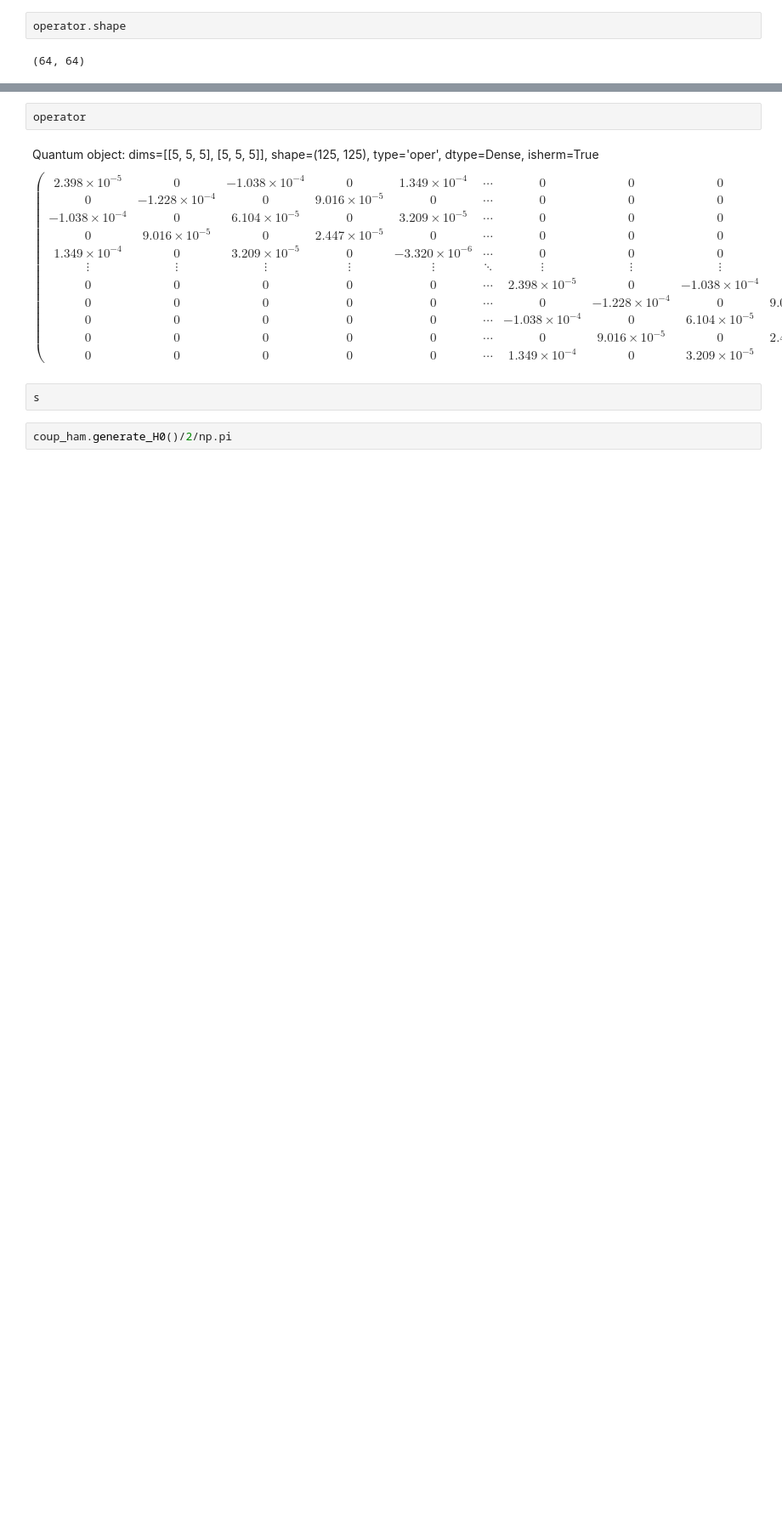
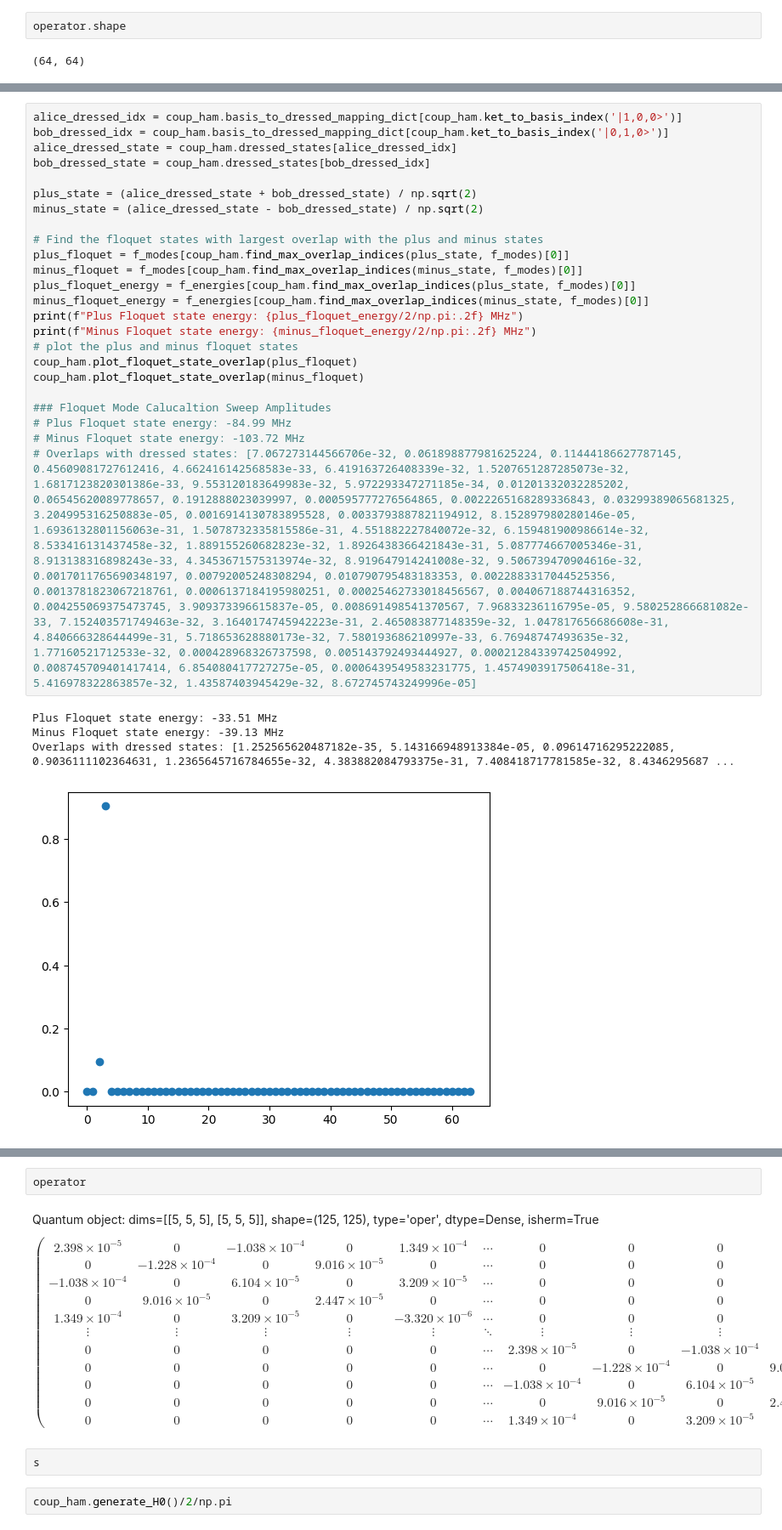
Before and after one commit to SchusterLab/multimode_sims, a Jupyter notebook: coupler/250527_floquet_linc.ipynb, the cells around one changed output, grey strips where cells are left out. Shown at 85% size. Saved outputs shown, nothing was run; the diff lists cells and outputs as text; blank space fills up the shorter version.

```diff
--- a/coupler/250527_floquet_linc.ipynb
+++ b/coupler/250527_floquet_linc.ipynb
@@ -179,0 +216,29 @@ Bob single photon Floquet state energy: 160.59 MHz
+# %%
+alice_dressed_idx = coup_ham.basis_to_dressed_mapping_dict[coup_ham.ket_to_basis_index('|1,0,0>')]
+bob_dressed_idx = coup_ham.basis_to_dressed_mapping_dict[coup_ham.ket_to_basis_index('|0,1,0>')]
+alice_dressed_state = coup_ham.dressed_states[alice_dressed_idx]
+bob_dressed_state = coup_ham.dressed_states[bob_dressed_idx]
+
+plus_state = (alice_dressed_state + bob_dressed_state) / np.sqrt(2)
+minus_state = (alice_dressed_state - bob_dressed_state) / np.sqrt(2)
+
+# Find the floquet states with largest overlap with the plus and minus states
+plus_floquet = f_modes[coup_ham.find_max_overlap_indices(plus_state, f_modes)[0]]
+minus_floquet = f_modes[coup_ham.find_max_overlap_indices(minus_state, f_modes)[0]]
+plus_floquet_energy = f_energies[coup_ham.find_max_overlap_indices(plus_state, f_modes)[0]]
+minus_floquet_energy = f_energies[coup_ham.find_max_overlap_indices(minus_state, f_modes)[0]]
+print(f"Plus Floquet state energy: {plus_floquet_energy/2/np.pi:.2f} MHz")
+print(f"Minus Floquet state energy: {minus_floquet_energy/2/np.pi:.2f} MHz")
+# plot the plus and minus floquet states
+coup_ham.plot_floquet_state_overlap(plus_floquet)
+coup_ham.plot_floquet_state_overlap(minus_floquet)
+
+### Floquet Mode Calucaltion Sweep Amplitudes
+# Plus Floquet state energy: -84.99 MHz
+# Minus Floquet state energy: -103.72 MHz
+# Overlaps with dressed states: [7.067273144566706e-32, 0.061898877981625224, 0.11444186627787145, 0.45609081727612416, 4.662416142568583e-33, 6.419163726408339e-32, 1.5207651287285073e-32, 1.6817123820301386e-33, 9.553120183649983e-32, 5.972293347271185e-34, 0.01201332032285202, 0.06545620089778657, 0.1912888023039997, 0.000595777276564865, 0.0022265168289336843, 0.03299389065681325, 3.204995316250883e-05, 0.0016914130783895528, 0.0033793887821194912, 8.152897980280146e-05, 1.6936132801156063e-31, 1.5078732335815586e-31, 4.551882227840072e-32, 6.159481900986614e-32, 8.533416131437458e-32, 1.889155260682823e-32, 1.8926438366421843e-31, 5.087774667005346e-31, 8.913138316898243e-33, 4.3453671575313974e-32, 8.919647914241008e-32, 9.506739470904616e-32, 0.0017011765690348197, 0.00792005248308294, 0.010790795483183353, 0.0022883317044525356, 0.0013781823067218761, 0.0006137184195980251, 0.00025462733018456567, 0.004067188744316352, 0.004255069375473745, 3.909373396615837e-05, 0.008691498541370567, 7.96833236116795e-05, 9.580252866681082e-33, 7.152403571749463e-32, 3.1640174745942223e-31, 2.465083877148359e-32, 1.047817656686608e-31, 4.840666328644499e-31, 5.718653628880173e-32, 7.580193686210997e-33, 6.76948747493635e-32, 1.77160521712533e-32, 0.000428968326737598, 0.005143792493444927, 0.00021284339742504992, 0.008745709401417414, 6.854080417727275e-05, 0.0006439549583231775, 1.4574903917506418e-31, 5.416978322863857e-32, 1.43587403945429e-32, 8.672745743249996e-05]
+# %% [output]
+Plus Floquet state energy: -33.51 MHz
+Minus Floquet state energy: -39.13 MHz
+Overlaps with dressed states: [1.252565620487182e-35, 5.143166948913384e-05, 0.09614716295222085, 0.9036111102364631, 1.2365645716784655e-32, 4.383882084793375e-31, 7.408418717781585e-32, 8.4346295687 ...
+[figure, added]
```
Also changed, not shown: parts of 67 cells of this notebook, 3 other files.
